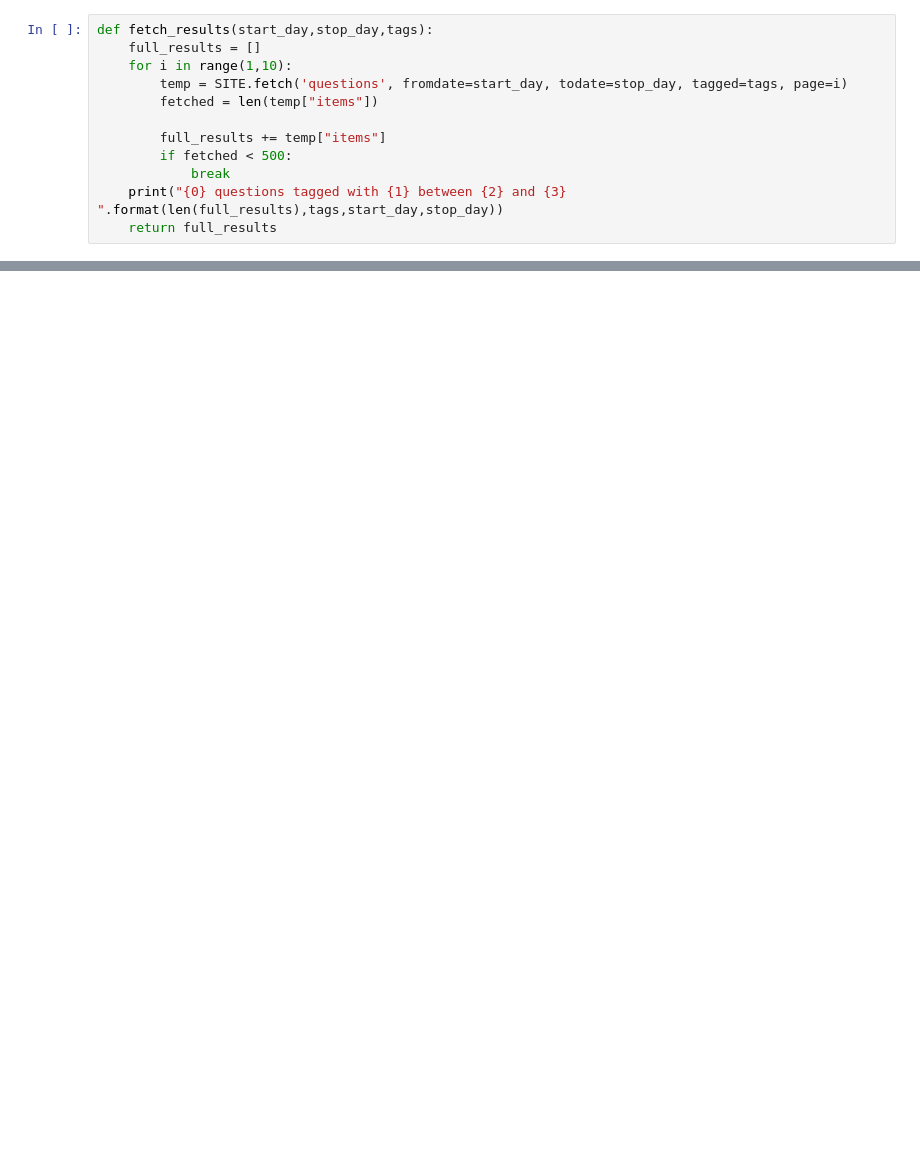
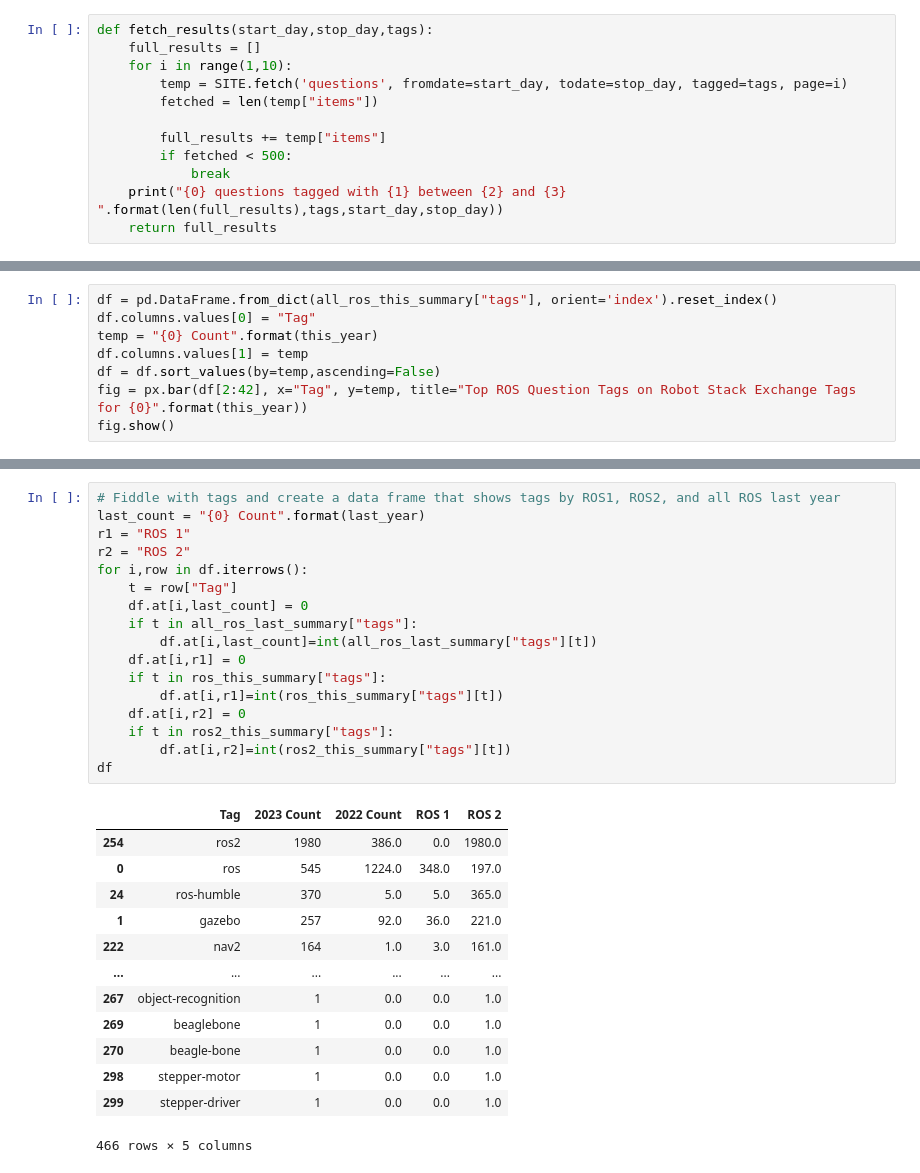
Before and after one commit to osrf/ros_metrics_analysis, a Jupyter notebook: notebooks/RSE-Oct2023.ipynb, the cells around one changed output, grey strips where cells are left out. Cells and saved outputs as stored; diff of their text form; blank space fills up the shorter version.

```diff
--- a/notebooks/RSE-Oct2023.ipynb
+++ b/notebooks/RSE-Oct2023.ipynb
@@ -125,0 +153,8 @@ all_last: [('ros2', 714), ('ros-melodic', 228), ('navigation', 117), ('gazebo',
+# %%
+df = pd.DataFrame.from_dict(all_ros_this_summary["tags"], orient='index').reset_index()
+df.columns.values[0] = "Tag"
+temp = "{0} Count".format(this_year)
+df.columns.values[1] = temp
+df = df.sort_values(by=temp,ascending=False)
+fig = px.bar(df[2:42], x="Tag", y=temp, title="Top ROS Question Tags on Robot Stack Exchange Tags for {0}".format(this_year))
+fig.show()
@@ -125,0 +163,31 @@ all_last: [('ros2', 714), ('ros-melodic', 228), ('navigation', 117), ('gazebo',
+# %%
+# Fiddle with tags and create a data frame that shows tags by ROS1, ROS2, and all ROS last year
+last_count = "{0} Count".format(last_year)
+r1 = "ROS 1"
+r2 = "ROS 2"
+for i,row in df.iterrows():
+    t = row["Tag"]
+    df.at[i,last_count] = 0
+    if t in all_ros_last_summary["tags"]:
+        df.at[i,last_count]=int(all_ros_last_summary["tags"][t])
+    df.at[i,r1] = 0
+    if t in ros_this_summary["tags"]:
+        df.at[i,r1]=int(ros_this_summary["tags"][t])
+    df.at[i,r2] = 0
+    if t in ros2_this_summary["tags"]:
+        df.at[i,r2]=int(ros2_this_summary["tags"][t])
+df
+# %% [output]
+|  | Tag | 2023 Count | 2022 Count | ROS 1 | ROS 2 |
+| 254 | ros2 | 1980 | 386.0 | 0.0 | 1980.0 |
+| 0 | ros | 545 | 1224.0 | 348.0 | 197.0 |
+| 24 | ros-humble | 370 | 5.0 | 5.0 | 365.0 |
+| 1 | gazebo | 257 | 92.0 | 36.0 | 221.0 |
+| 222 | nav2 | 164 | 1.0 | 3.0 | 161.0 |
+| ... | ... | ... | ... | ... | ... |
+| 267 | object-recognition | 1 | 0.0 | 0.0 | 1.0 |
+| 269 | beaglebone | 1 | 0.0 | 0.0 | 1.0 |
+| 270 | beagle-bone | 1 | 0.0 | 0.0 | 1.0 |
+| 298 | stepper-motor | 1 | 0.0 | 0.0 | 1.0 |
+| 299 | stepper-driver | 1 | 0.0 | 0.0 | 1.0 |
+466 rows × 5 columns
```
Also changed, not shown: parts of 18 cells of this notebook, 1 other file.
